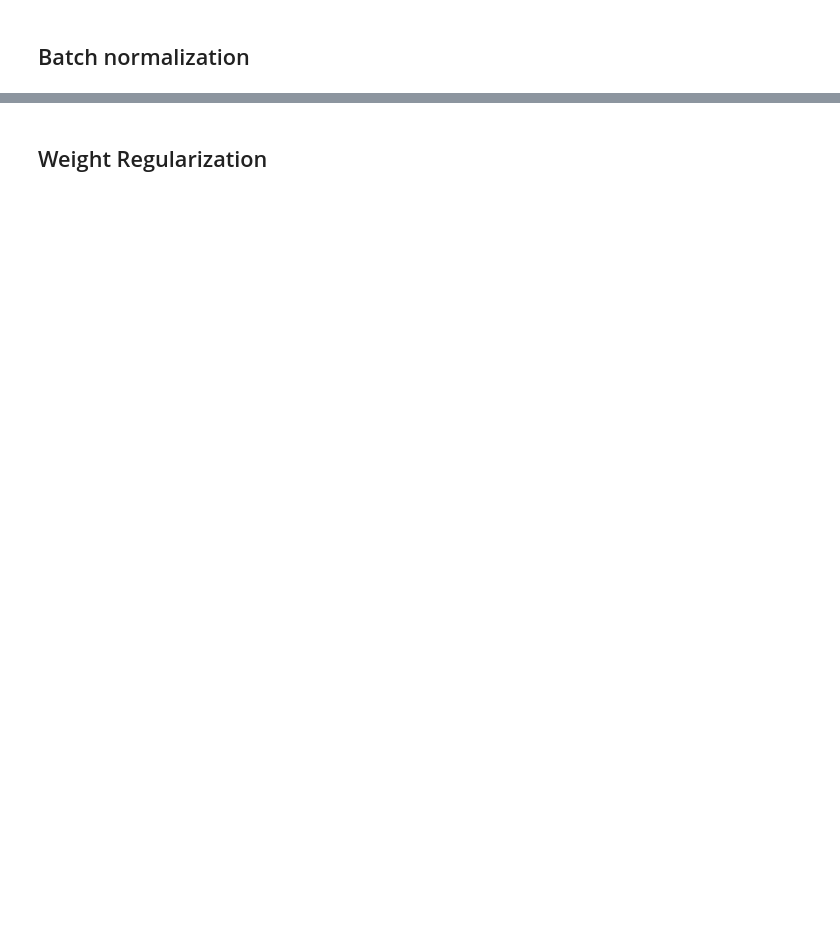
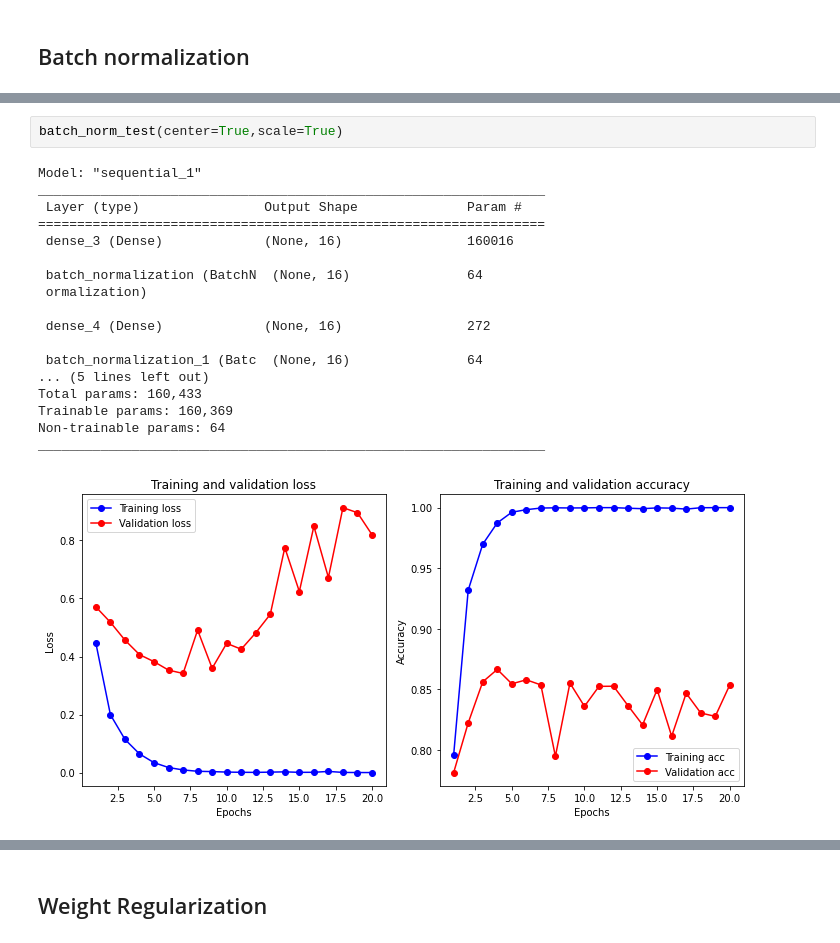
Before and after one commit to maxhormazabal/dl_submissions, a Jupyter notebook: L2/Lab2.ipynb, the cells around one changed output, grey strips where cells are left out. Drawn from its saved outputs; the diff is of its cells as text; blank space fills up the shorter version.

```diff
--- a/L2/Lab2.ipynb
+++ b/L2/Lab2.ipynb
@@ -415,0 +283,21 @@ Epoch 20/20
+# %%
+batch_norm_test(center=True,scale=True)
+# %% [output]
+Model: "sequential_1"
+_________________________________________________________________
+ Layer (type)                Output Shape              Param #
+=================================================================
+ dense_3 (Dense)             (None, 16)                160016
+
+ batch_normalization (BatchN  (None, 16)               64
+ ormalization)
+
+ dense_4 (Dense)             (None, 16)                272
+
+ batch_normalization_1 (Batc  (None, 16)               64
+... (5 lines left out)
+Total params: 160,433
+Trainable params: 160,369
+Non-trainable params: 64
+_________________________________________________________________
+[figure, added]
```
Also changed, not shown: parts of 57 cells of this notebook.
